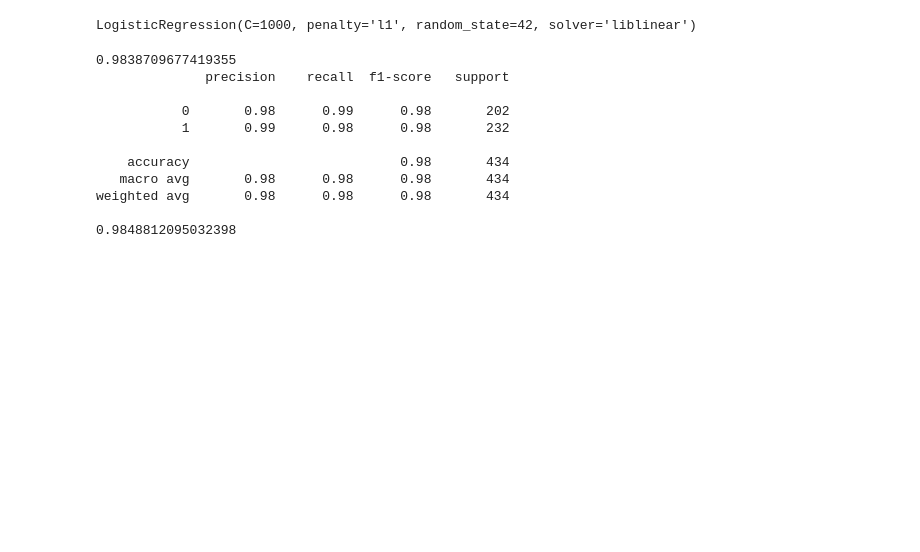
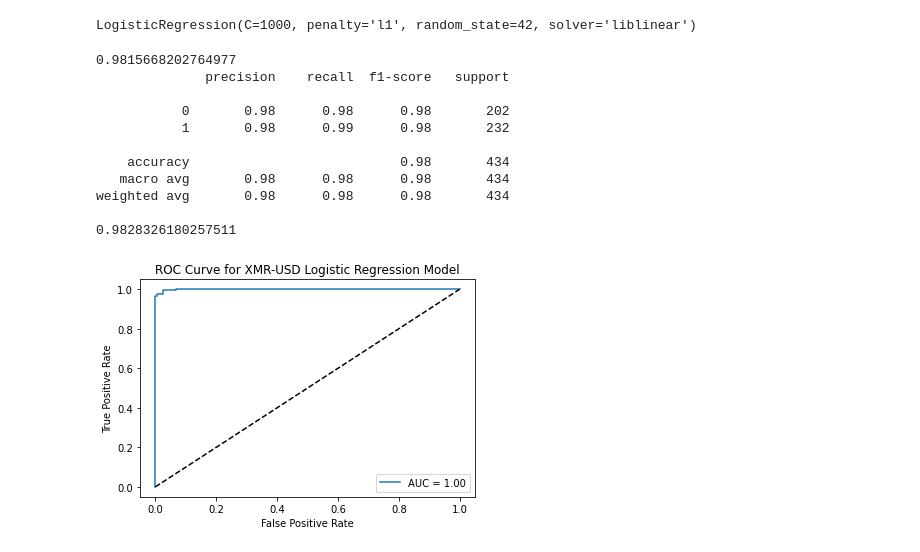
Before and after one commit to arian-rad/Quera-DataScience_bootcamp_Project1-Phase2, a Jupyter notebook: question3.ipynb, the cells around one changed output. Cells and saved outputs as stored; diff of their text form; code cells hidden in the pictures; blank space fills up the shorter version.

```diff
--- a/question3.ipynb
+++ b/question3.ipynb
@@ -97,8 +96,6 @@ X_new = new_data[['Open', 'High', 'Low', 'Close', 'Adj Close', 'Volume']]
 
 # Make predictions on the new data
 predictions = clf.predict(X_new)
-# %%
-df_xmr["will_increase"] = np.where(df_xmr["Close"] - df_xmr["Open"] > 0, 1, 0)
 # %%
 
 df_xmr['Close_diff'] = df_xmr['Close'].diff()
@@ -166,14 +163,34 @@ print(accuracy_score(y_test, y_pred))
 print(classification_report(y_test, y_pred))
 print(f1_score(y_test, y_pred))
 # %% [output]
-0.9838709677419355
+0.9815668202764977
               precision    recall  f1-score   support
 
-           0       0.98      0.99      0.98       202
-           1       0.99      0.98      0.98       232
+           0       0.98      0.98      0.98       202
+           1       0.98      0.99      0.98       232
 
     accuracy                           0.98       434
    macro avg       0.98      0.98      0.98       434
 weighted avg       0.98      0.98      0.98       434
 
-0.9848812095032398
+0.9828326180257511
+# %%
+#predict probabilities for X_test
+y_pred_prob = model.predict_proba(X_test)[:,1]
+
+#calculate FPR and TPR for different thresholds
+fpr, tpr, thresholds = roc_curve(y_test, y_pred_prob)
+
+#calculate AUC
+auc = roc_auc_score(y_test, y_pred_prob)
+
+#plot ROC curve
+plt.plot(fpr, tpr, label='AUC = {:.2f}'.format(auc))
+plt.plot([0, 1], [0, 1], 'k--')
+plt.xlabel('False Positive Rate')
+plt.ylabel('True Positive Rate')
+plt.title('ROC Curve for XMR-USD Logistic Regression Model')
+plt.legend()
+plt.show()
+# %% [output]
+[figure, added]
```
Also changed, not shown: parts of 3 cells of this notebook.
